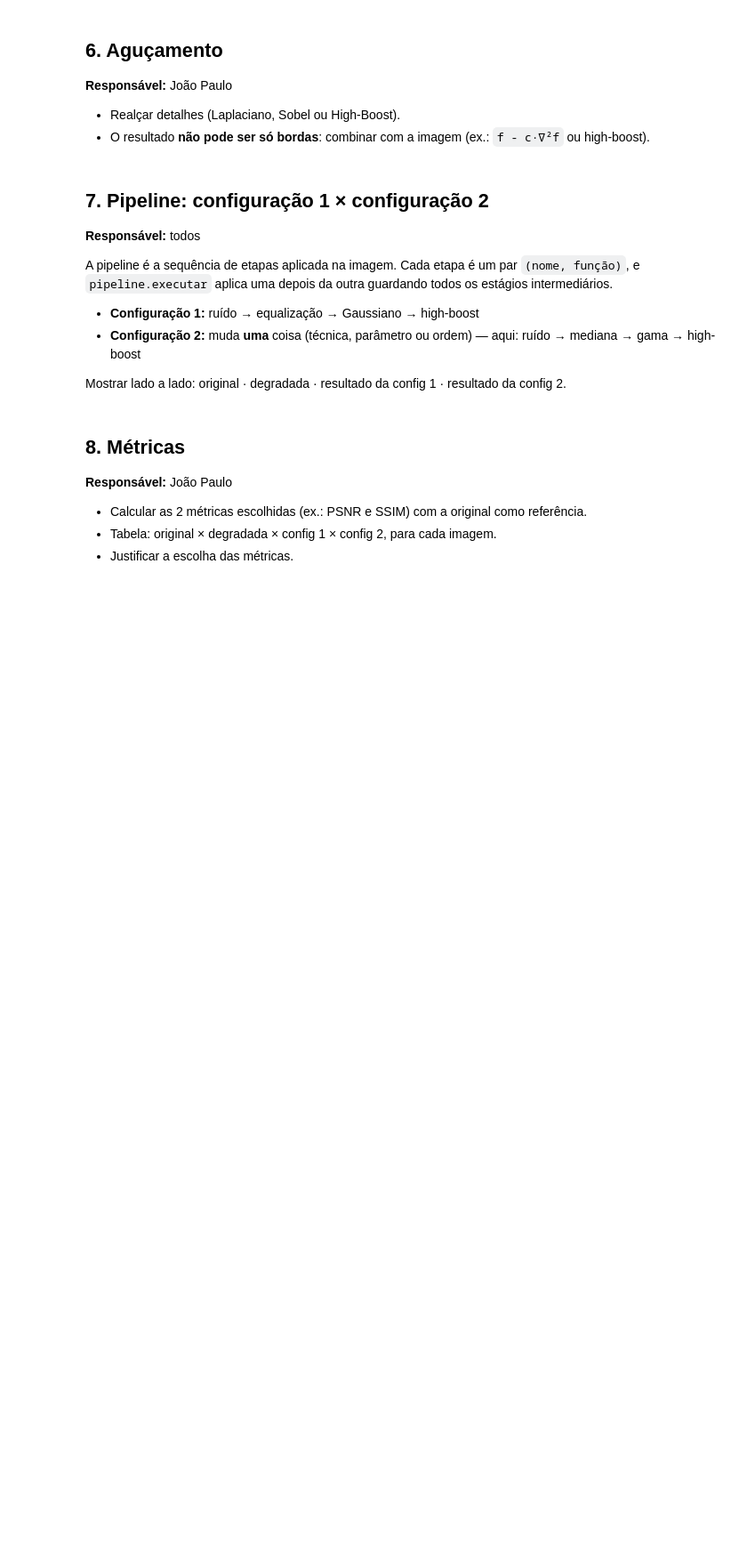
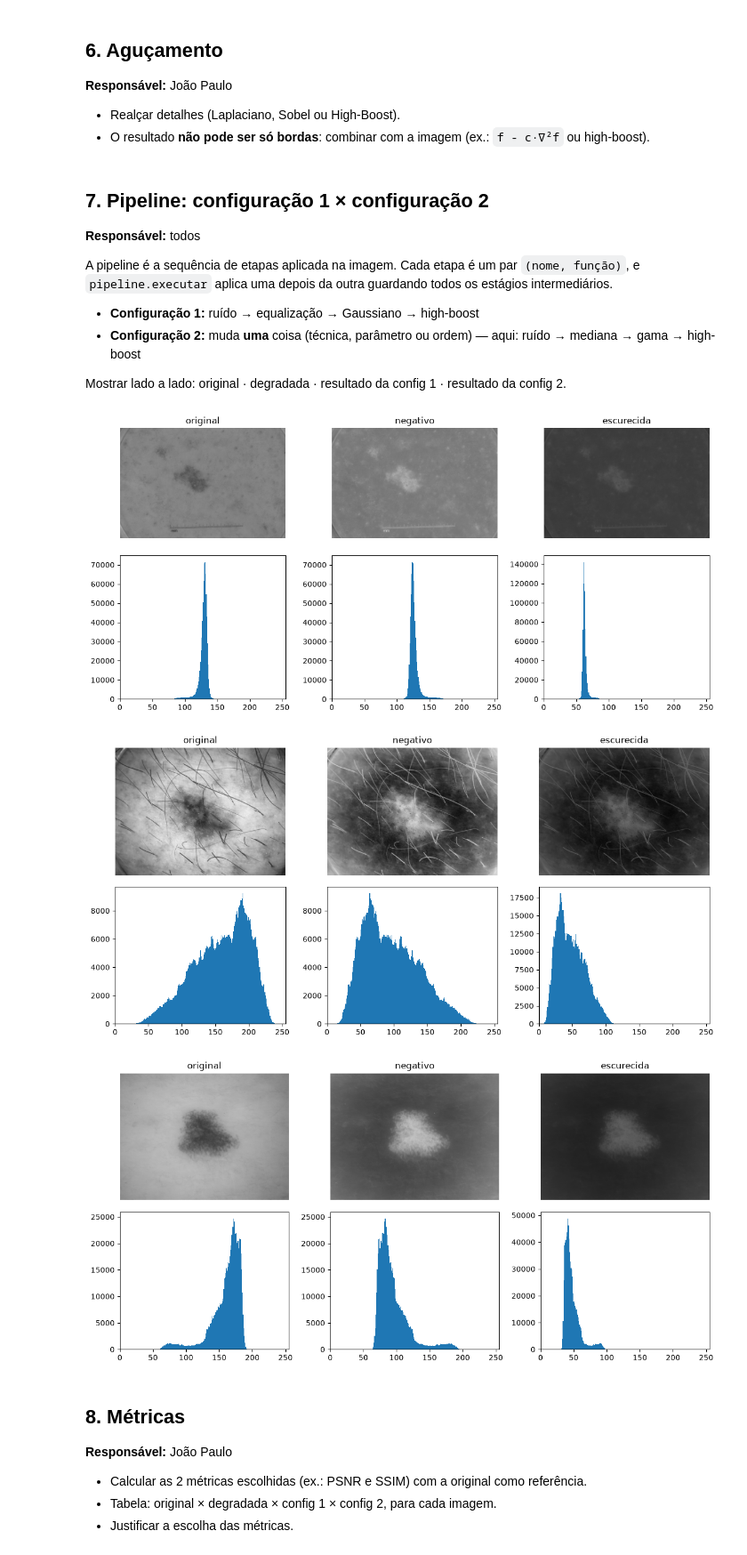
Before and after one commit to mello745/trabalho-pdi-m1.2, a Jupyter notebook: notebooks/trabalho_m1.ipynb, the cells around one changed output. Shown at 89% size. Saved outputs shown, nothing was run; the diff lists cells and outputs as text; code cells hidden in the pictures; blank space fills up the shorter version.

Commit message:
Adicionado pipeline e teste de funcionamento do pipeline via notebook

```diff
--- a/notebooks/trabalho_m1.ipynb
+++ b/notebooks/trabalho_m1.ipynb
@@ -84,25 +94,38 @@ todos os estágios intermediários.
 
 Mostrar lado a lado: original · degradada · resultado da config 1 · resultado da config 2.
 # %%
-from pdi import pipeline
-
-# Cada etapa: (nome que aparece na figura, função que recebe e devolve uma imagem)
-CONFIG_1 = [
-    ("degradada",  lambda im: ruido.ruido_gaussiano(im, sigma=SIGMA_RUIDO, semente=SEMENTE)),
-    ("equalizada", lambda im: op.equalizacao_histograma(im)),
-    ("suavizada",  lambda im: suavizacao.filtro_gaussiano(im, tamanho=5, sigma=1.0)),
-    ("agucada",    lambda im: agucamento.high_boost(im, k=1.5)),
+# TEMPORÁRIO: testa o pipeline com etapas simples enquanto as funções reais não existem
+CONFIG_TESTE = [
+    ("negativo",   lambda im: 255 - im),
+    ("escurecida", lambda im: im // 2),
 ]
 
-CONFIG_2 = [
-    ("degradada",  lambda im: ruido.ruido_gaussiano(im, sigma=SIGMA_RUIDO, semente=SEMENTE)),
-    ("suavizada",  lambda im: suavizacao.filtro_mediana(im, tamanho=3)),   # muda a técnica
-    ("gama",       lambda im: op.correcao_gama(im, 0.8)),                  # e a ordem
-    ("agucada",    lambda im: agucamento.high_boost(im, k=1.5)),
-]
+for caminho in IMAGENS:
+    img = io_utils.carregar_cinza(caminho, largura_max=LARGURA_MAX)
+    resultados = pipeline.executar(img, CONFIG_TESTE)
+    io_utils.mostrar(pipeline.imagens(resultados), pipeline.nomes(resultados))
+
+# # Cada etapa: (nome que aparece na figura, função que recebe e devolve uma imagem)
+# CONFIG_1 = [
+#     ("degradada",  lambda im: ruido.ruido_gaussiano(im, sigma=SIGMA_RUIDO, semente=SEMENTE)),
+#     ("equalizada", lambda im: op.equalizacao_histograma(im)),
+#     ("suavizada",  lambda im: suavizacao.filtro_gaussiano(im, tamanho=5, sigma=1.0)),
+#     ("agucada",    lambda im: agucamento.high_boost(im, k=1.5)),
+# ]
+
+# CONFIG_2 = [
+#     ("degradada",  lambda im: ruido.ruido_gaussiano(im, sigma=SIGMA_RUIDO, semente=SEMENTE)),
+#     ("suavizada",  lambda im: suavizacao.filtro_mediana(im, tamanho=3)),   # muda a técnica
+#     ("gama",       lambda im: op.correcao_gama(im, 0.8)),                  # e a ordem
+#     ("agucada",    lambda im: agucamento.highboost(im, k=1.5)),
+# ]
 
 # resultados_1 = pipeline.executar(img, CONFIG_1)
 # io_utils.mostrar(pipeline.imagens(resultados_1), pipeline.nomes(resultados_1))
+# %% [output]
+[figure, added]
+[figure, added]
+[figure, added]
 # %% [markdown]
 ## 8. Métricas
 **Responsável:** João Paulo
```
Also changed, not shown: parts of 1 cell of this notebook, 1 other file.
